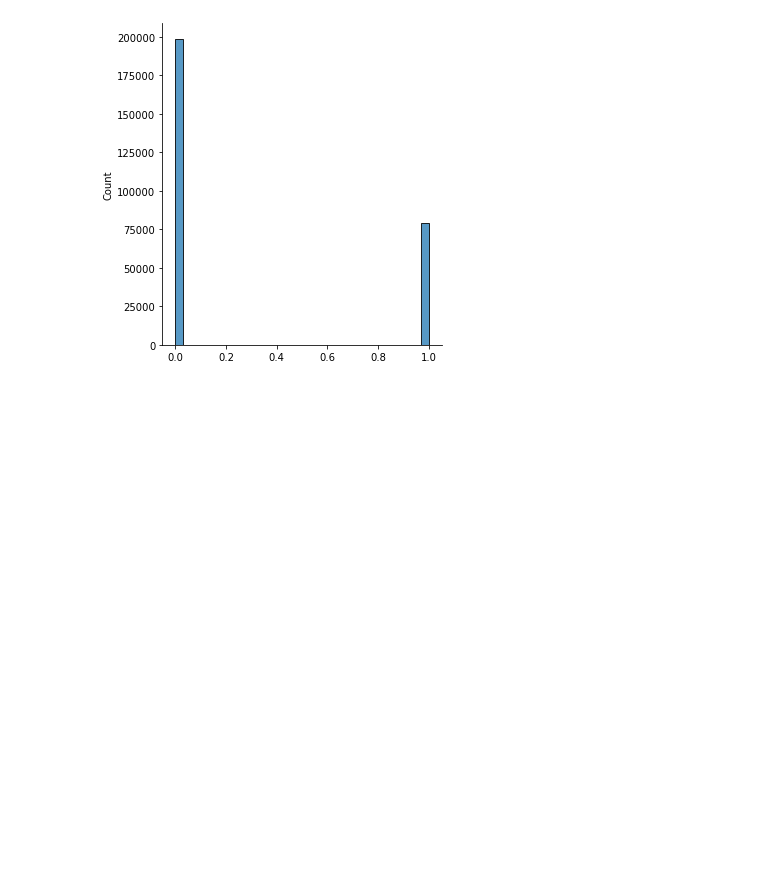
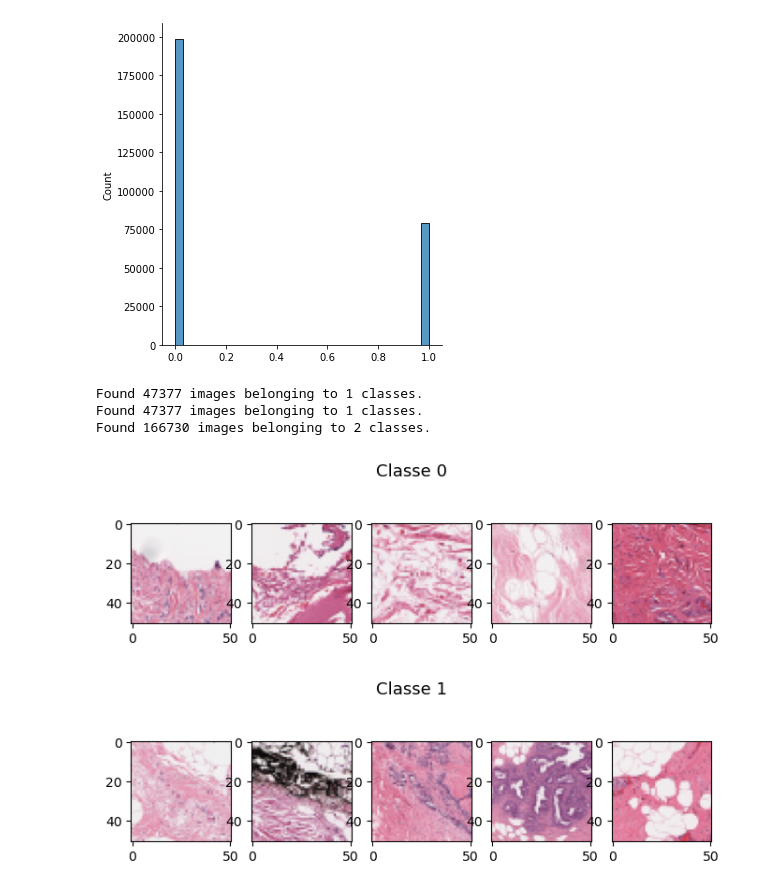
Before and after one commit to eltarr-kawther/Breast-cancer-classification, a Jupyter notebook: preprocess.ipynb, the cells around one changed output. Drawn from its saved outputs; the diff is of its cells as text; code cells hidden in the pictures; blank space fills up the shorter version.

```diff
--- a/preprocess.ipynb
+++ b/preprocess.ipynb
@@ -72,9 +89,20 @@ def show_augmented_vs_original():
             ax.imshow(image/255)
 # %%
 img_datagen_original = ImageDataGenerator()
-img_datagen_augmented = ImageDataGenerator(rotation_range=90, horizontal_flip=True, vertical_flip=True, brightness_range=.3, zoom_range=.3)
+img_datagen_augmented = ImageDataGenerator(rotation_range=90, horizontal_flip=True, vertical_flip=True, brightness_range=[.7, 1.3], zoom_range=.3)
 training_original = img_datagen_original.flow_from_directory(train_path, target_size=(51,51), classes=["1"], batch_size=1, shuffle=False)
 training_augmented = img_datagen_augmented.flow_from_directory(train_path, target_size=(51,51), classes=["1"], batch_size=1, shuffle=False)
+
+training_0_1 = img_datagen_original.flow_from_directory(train_path, target_size=(51,51), classes=["0", "1"], batch_size=1, shuffle=True)
+# %% [output]
+Found 47377 images belonging to 1 classes.
+Found 47377 images belonging to 1 classes.
+Found 166730 images belonging to 2 classes.
+# %%
+show_samples()
+# %% [output]
+[figure, added]
+[figure, added]
 # %%
 data_augmentation()
 # %%
```
Also changed, not shown: parts of 4 cells of this notebook, 8 other files.
